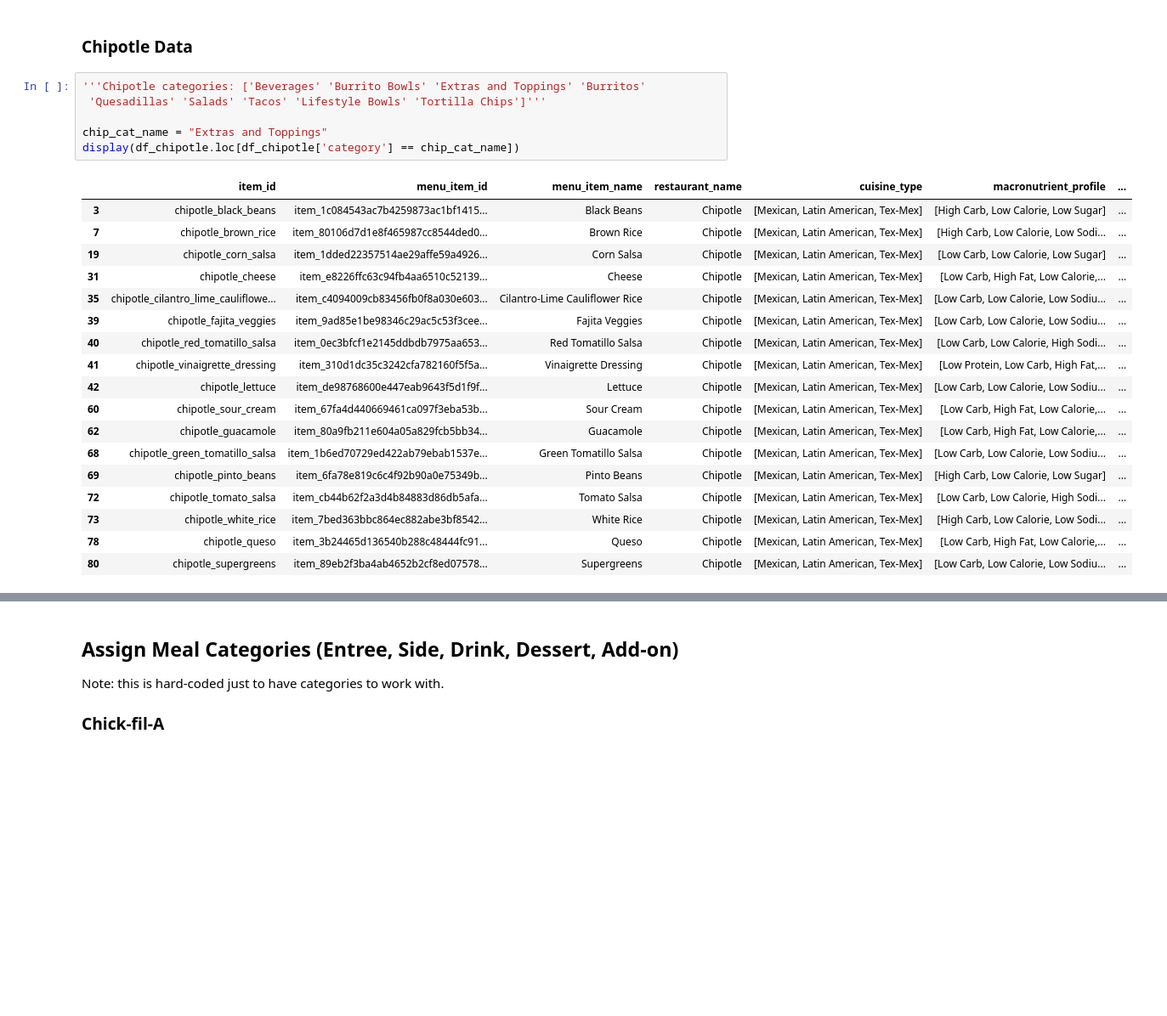
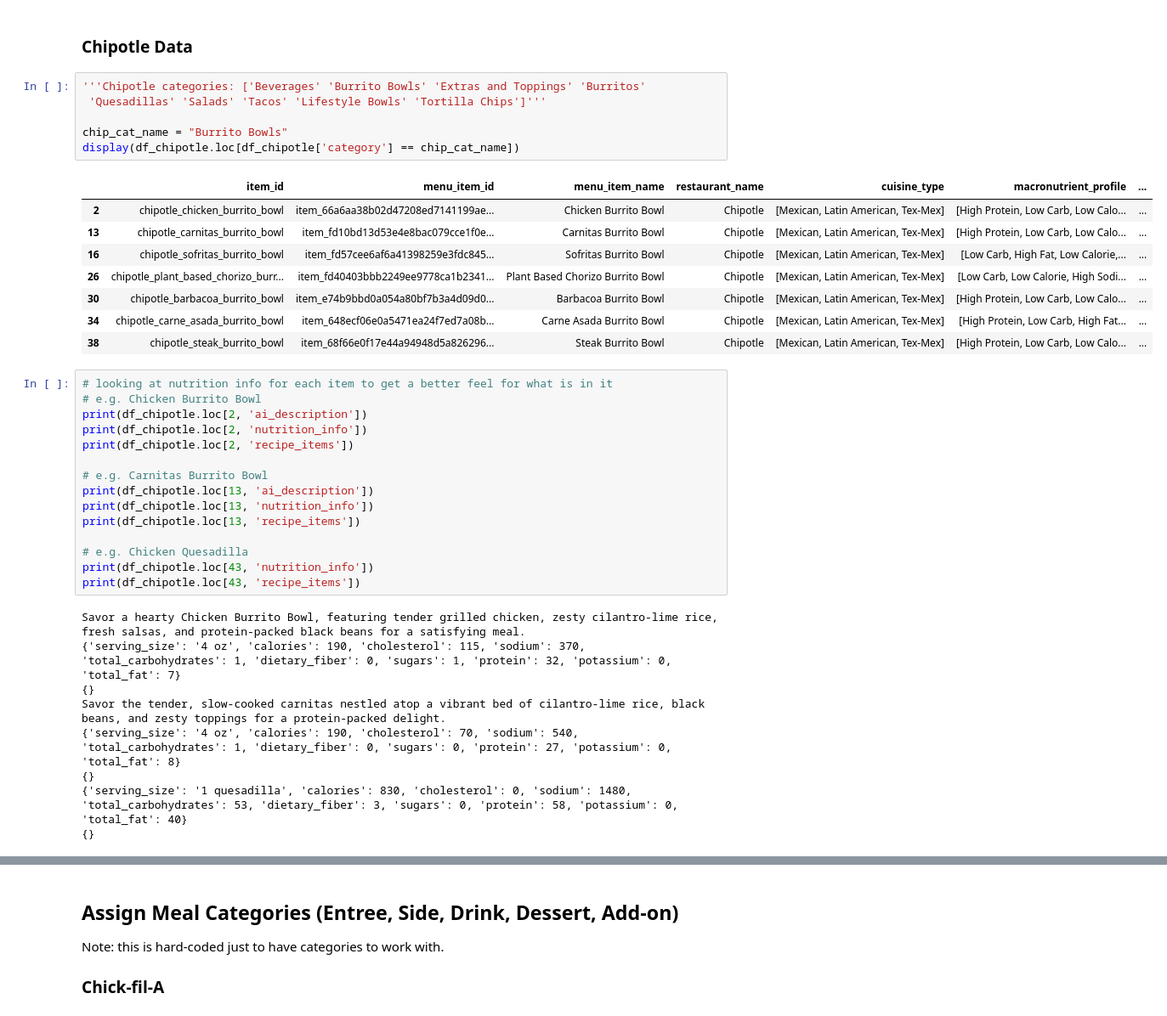
Before and after one commit to aalfurai/EateryAI, a Jupyter notebook: sandbox/meal_combo_sandbox.ipynb, the cells around one changed output, grey strips where cells are left out. Shown at 85% size. Saved outputs shown, nothing was run; the diff lists cells and outputs as text; blank space fills up the shorter version.

Commit message:
Chipotle item breakdown + Meal Combo Ideas

```diff
--- a/sandbox/meal_combo_sandbox.ipynb
+++ b/sandbox/meal_combo_sandbox.ipynb
@@ -148,25 +148,39 @@ display(df_tb.loc[df_tb['category'] == tb_cat_name])
 # %%
 '''Chipotle categories: ['Beverages' 'Burrito Bowls' 'Extras and Toppings' 'Burritos'
  'Quesadillas' 'Salads' 'Tacos' 'Lifestyle Bowls' 'Tortilla Chips']'''
 
-chip_cat_name = "Extras and Toppings"
+chip_cat_name = "Burrito Bowls"
 display(df_chipotle.loc[df_chipotle['category'] == chip_cat_name])
 # %% [output]
 |  | item_id | menu_item_id | menu_item_name | restaurant_name | cuisine_type | macronutrient_profile | ... |
-| 3 | chipotle_black_beans | item_1c084543ac7b4259873ac1bf1415... | Black Beans | Chipotle | [Mexican, Latin American, Tex-Mex] | [High Carb, Low Calorie, Low Sugar] | ... |
-| 7 | chipotle_brown_rice | item_80106d7d1e8f465987cc8544ded0... | Brown Rice | Chipotle | [Mexican, Latin American, Tex-Mex] | [High Carb, Low Calorie, Low Sodi... | ... |
-| 19 | chipotle_corn_salsa | item_1dded22357514ae29affe59a4926... | Corn Salsa | Chipotle | [Mexican, Latin American, Tex-Mex] | [Low Carb, Low Calorie, Low Sugar] | ... |
-| 31 | chipotle_cheese | item_e8226ffc63c94fb4aa6510c52139... | Cheese | Chipotle | [Mexican, Latin American, Tex-Mex] | [Low Carb, High Fat, Low Calorie,... | ... |
-| 35 | chipotle_cilantro_lime_cauliflowe... | item_c4094009cb83456fb0f8a030e603... | Cilantro-Lime Cauliflower Rice | Chipotle | [Mexican, Latin American, Tex-Mex] | [Low Carb, Low Calorie, Low Sodiu... | ... |
-| 39 | chipotle_fajita_veggies | item_9ad85e1be98346c29ac5c53f3cee... | Fajita Veggies | Chipotle | [Mexican, Latin American, Tex-Mex] | [Low Carb, Low Calorie, Low Sodiu... | ... |
-| 40 | chipotle_red_tomatillo_salsa | item_0ec3bfcf1e2145ddbdb7975aa653... | Red Tomatillo Salsa | Chipotle | [Mexican, Latin American, Tex-Mex] | [Low Carb, Low Calorie, High Sodi... | ... |
-| 41 | chipotle_vinaigrette_dressing | item_310d1dc35c3242cfa782160f5f5a... | Vinaigrette Dressing | Chipotle | [Mexican, Latin American, Tex-Mex] | [Low Protein, Low Carb, High Fat,... | ... |
-| 42 | chipotle_lettuce | item_de98768600e447eab9643f5d1f9f... | Lettuce | Chipotle | [Mexican, Latin American, Tex-Mex] | [Low Carb, Low Calorie, Low Sodiu... | ... |
-| 60 | chipotle_sour_cream | item_67fa4d440669461ca097f3eba53b... | Sour Cream | Chipotle | [Mexican, Latin American, Tex-Mex] | [Low Carb, High Fat, Low Calorie,... | ... |
-| 62 | chipotle_guacamole | item_80a9fb211e604a05a829fcb5bb34... | Guacamole | Chipotle | [Mexican, Latin American, Tex-Mex] | [Low Carb, High Fat, Low Calorie,... | ... |
-| 68 | chipotle_green_tomatillo_salsa | item_1b6ed70729ed422ab79ebab1537e... | Green Tomatillo Salsa | Chipotle | [Mexican, Latin American, Tex-Mex] | [Low Carb, Low Calorie, Low Sodiu... | ... |
-| 69 | chipotle_pinto_beans | item_6fa78e819c6c4f92b90a0e75349b... | Pinto Beans | Chipotle | [Mexican, Latin American, Tex-Mex] | [High Carb, Low Calorie, Low Sugar] | ... |
-| 72 | chipotle_tomato_salsa | item_cb44b62f2a3d4b84883d86db5afa... | Tomato Salsa | Chipotle | [Mexican, Latin American, Tex-Mex] | [Low Carb, Low Calorie, High Sodi... | ... |
-| 73 | chipotle_white_rice | item_7bed363bbc864ec882abe3bf8542... | White Rice | Chipotle | [Mexican, Latin American, Tex-Mex] | [High Carb, Low Calorie, Low Sodi... | ... |
-| 78 | chipotle_queso | item_3b24465d136540b288c48444fc91... | Queso | Chipotle | [Mexican, Latin American, Tex-Mex] | [Low Carb, High Fat, Low Calorie,... | ... |
-| 80 | chipotle_supergreens | item_89eb2f3ba4ab4652b2cf8ed07578... | Supergreens | Chipotle | [Mexican, Latin American, Tex-Mex] | [Low Carb, Low Calorie, Low Sodiu... | ... |
+| 2 | chipotle_chicken_burrito_bowl | item_66a6aa38b02d47208ed7141199ae... | Chicken Burrito Bowl | Chipotle | [Mexican, Latin American, Tex-Mex] | [High Protein, Low Carb, Low Calo... | ... |
+| 13 | chipotle_carnitas_burrito_bowl | item_fd10bd13d53e4e8bac079cce1f0e... | Carnitas Burrito Bowl | Chipotle | [Mexican, Latin American, Tex-Mex] | [High Protein, Low Carb, Low Calo... | ... |
+| 16 | chipotle_sofritas_burrito_bowl | item_fd57cee6af6a41398259e3fdc845... | Sofritas Burrito Bowl | Chipotle | [Mexican, Latin American, Tex-Mex] | [Low Carb, High Fat, Low Calorie,... | ... |
+| 26 | chipotle_plant_based_chorizo_burr... | item_fd40403bbb2249ee9778ca1b2341... | Plant Based Chorizo Burrito Bowl | Chipotle | [Mexican, Latin American, Tex-Mex] | [Low Carb, Low Calorie, High Sodi... | ... |
+| 30 | chipotle_barbacoa_burrito_bowl | item_e74b9bbd0a054a80bf7b3a4d09d0... | Barbacoa Burrito Bowl | Chipotle | [Mexican, Latin American, Tex-Mex] | [High Protein, Low Carb, Low Calo... | ... |
+| 34 | chipotle_carne_asada_burrito_bowl | item_648ecf06e0a5471ea24f7ed7a08b... | Carne Asada Burrito Bowl | Chipotle | [Mexican, Latin American, Tex-Mex] | [High Protein, Low Carb, High Fat... | ... |
+| 38 | chipotle_steak_burrito_bowl | item_68f66e0f17e44a94948d5a826296... | Steak Burrito Bowl | Chipotle | [Mexican, Latin American, Tex-Mex] | [High Protein, Low Carb, Low Calo... | ... |
+# %%
+# looking at nutrition info for each item to get a better feel for what is in it
+# e.g. Chicken Burrito Bowl
+print(df_chipotle.loc[2, 'ai_description'])
+print(df_chipotle.loc[2, 'nutrition_info'])
+print(df_chipotle.loc[2, 'recipe_items'])
+
+# e.g. Carnitas Burrito Bowl
+print(df_chipotle.loc[13, 'ai_description'])
+print(df_chipotle.loc[13, 'nutrition_info'])
+print(df_chipotle.loc[13, 'recipe_items'])
+
+# e.g. Chicken Quesadilla
+print(df_chipotle.loc[43, 'nutrition_info'])
+print(df_chipotle.loc[43, 'recipe_items'])
+# %% [output]
+Savor a hearty Chicken Burrito Bowl, featuring tender grilled chicken, zesty cilantro-lime rice, fresh salsas, and protein-packed black beans for a satisfying meal.
+{'serving_size': '4 oz', 'calories': 190, 'cholesterol': 115, 'sodium': 370, 'total_carbohydrates': 1, 'dietary_fiber': 0, 'sugars': 1, 'protein': 32, 'potassium': 0, 'total_fat': 7}
+{}
+Savor the tender, slow-cooked carnitas nestled atop a vibrant bed of cilantro-lime rice, black beans, and zesty toppings for a protein-packed delight.
+{'serving_size': '4 oz', 'calories': 190, 'cholesterol': 70, 'sodium': 540, 'total_carbohydrates': 1, 'dietary_fiber': 0, 'sugars': 0, 'protein': 27, 'potassium': 0, 'total_fat': 8}
+{}
+{'serving_size': '1 quesadilla', 'calories': 830, 'cholesterol': 0, 'sodium': 1480, 'total_carbohydrates': 53, 'dietary_fiber': 3, 'sugars': 0, 'protein': 58, 'potassium': 0, 'total_fat': 40}
+{}
```
Also changed, not shown: parts of 7 cells of this notebook.
